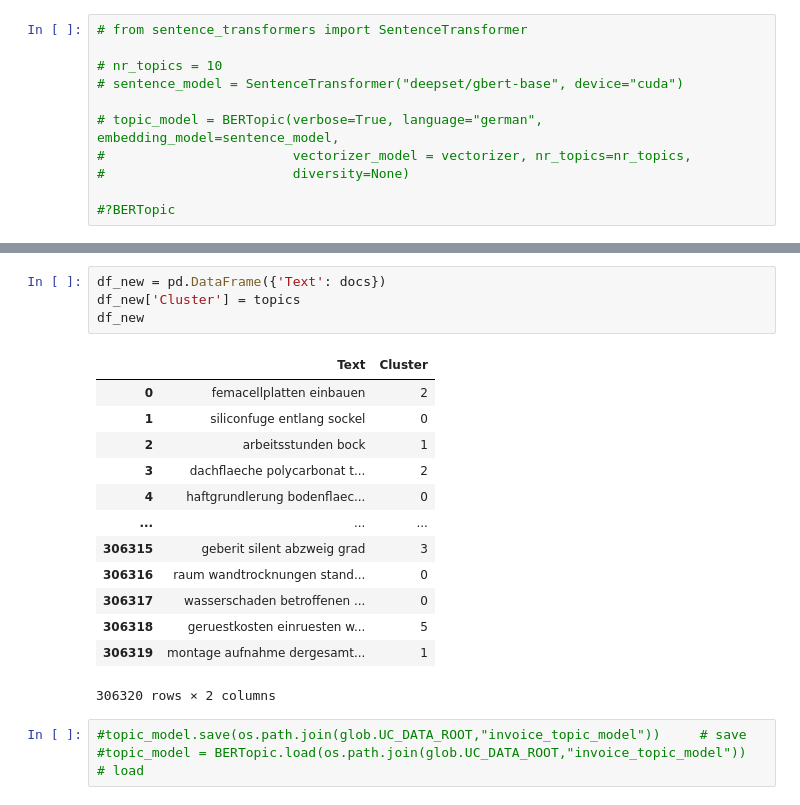
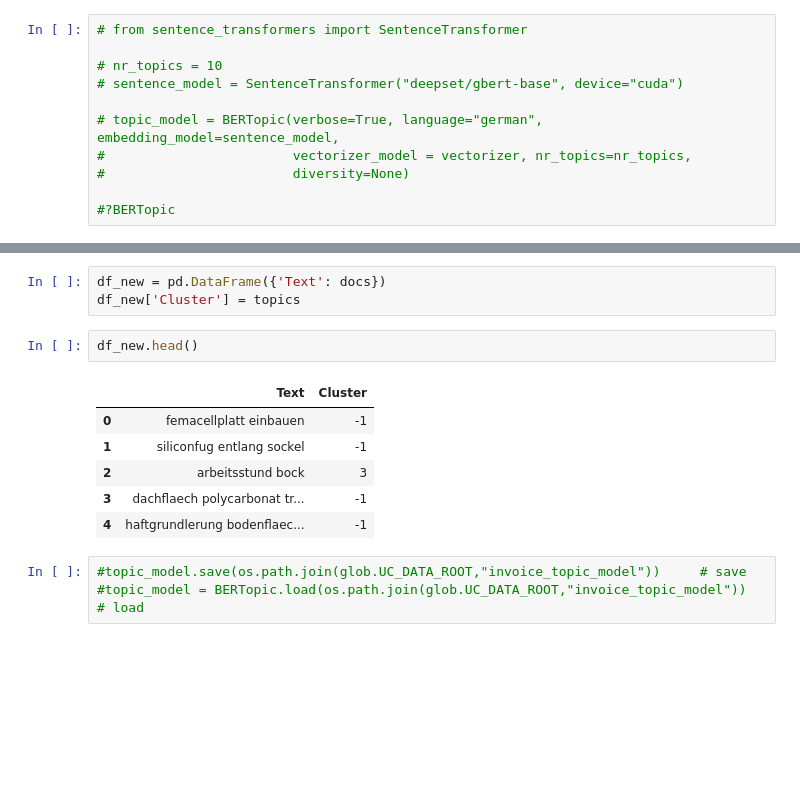
Before and after one commit to AVoss84/invoice_topics, a Jupyter notebook: src/notebooks/topic_modeling_fasttext.ipynb, the cells around one changed output, grey strips where cells are left out. Drawn from its saved outputs; the diff is of its cells as text; blank space fills up the shorter version.

```diff
--- a/src/notebooks/topic_modeling_fasttext.ipynb
+++ b/src/notebooks/topic_modeling_fasttext.ipynb
@@ -239,21 +239,15 @@ topic_model.get_topic_info()
 # %%
 df_new = pd.DataFrame({'Text': docs})
 df_new['Cluster'] = topics
-df_new
-# %% [output]
-|  | Text | Cluster |
-| 0 | femacellplatten einbauen | 2 |
-| 1 | siliconfuge entlang sockel | 0 |
-| 2 | arbeitsstunden bock | 1 |
-| 3 | dachflaeche polycarbonat t... | 2 |
-| 4 | haftgrundlerung bodenflaec... | 0 |
-| ... | ... | ... |
-| 306315 | geberit silent abzweig grad | 3 |
-| 306316 | raum wandtrocknungen stand... | 0 |
-| 306317 | wasserschaden betroffenen ... | 0 |
-| 306318 | geruestkosten einruesten w... | 5 |
-| 306319 | montage aufnahme dergesamt... | 1 |
-306320 rows × 2 columns
+# %%
+df_new.head()
+# %% [output]
+|  | Text | Cluster |
+| 0 | femacellplatt einbauen | -1 |
+| 1 | siliconfug entlang sockel | -1 |
+| 2 | arbeitsstund bock | 3 |
+| 3 | dachflaech polycarbonat tr... | -1 |
+| 4 | haftgrundlerung bodenflaec... | -1 |
 # %%
 #topic_model.save(os.path.join(glob.UC_DATA_ROOT,"invoice_topic_model"))     # save
 #topic_model = BERTopic.load(os.path.join(glob.UC_DATA_ROOT,"invoice_topic_model"))   # load
```
Also changed, not shown: parts of 59 cells of this notebook.
